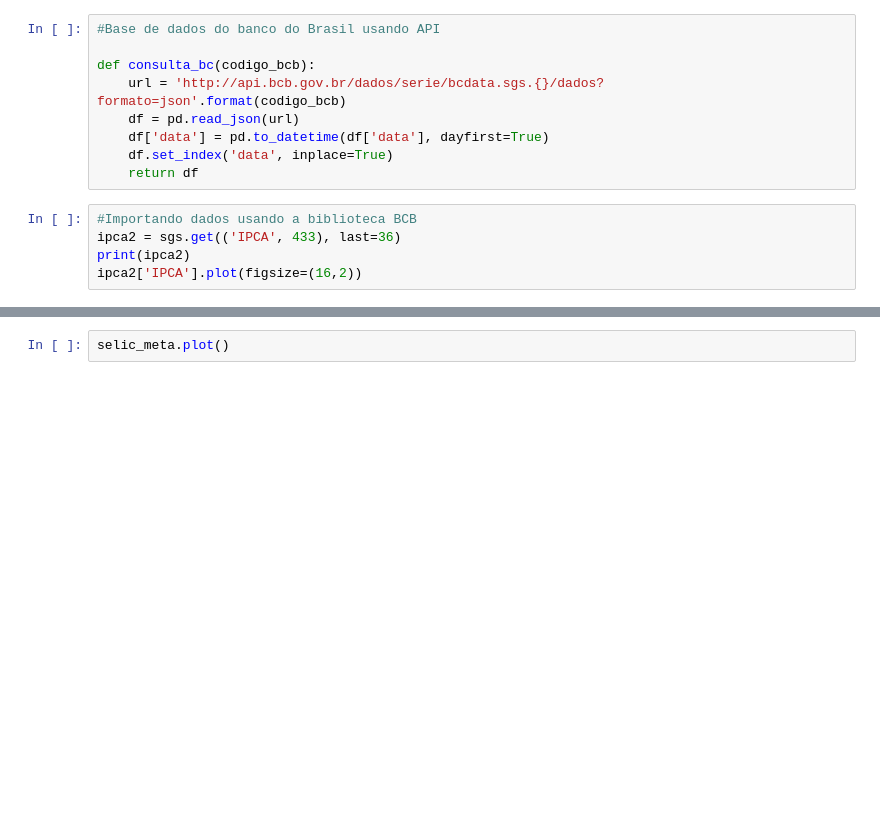
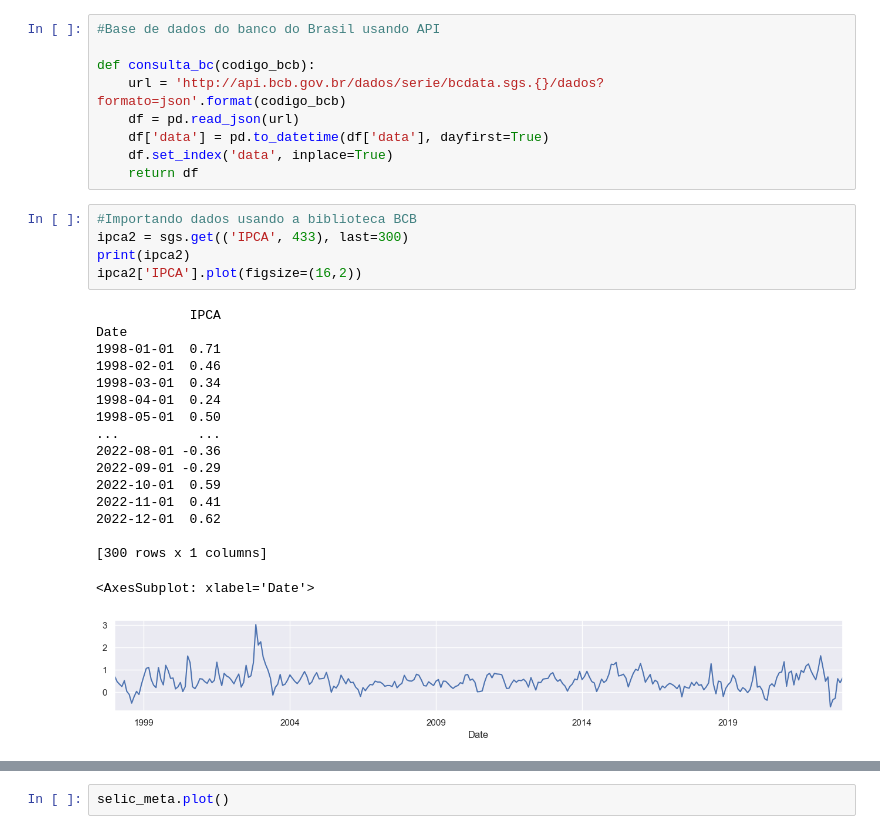
Before and after one commit to kioolz/Python, a Jupyter notebook: PyFi/Ibovespa/IBOVESPA.ipynb, the cells around one changed output, grey strips where cells are left out. Saved outputs shown, nothing was run; the diff lists cells and outputs as text; blank space fills up the shorter version.

```diff
--- a/PyFi/Ibovespa/IBOVESPA.ipynb
+++ b/PyFi/Ibovespa/IBOVESPA.ipynb
@@ -32,9 +32,27 @@ def consulta_bc(codigo_bcb):
     return df
 # %%
 #Importando dados usando a biblioteca BCB
-ipca2 = sgs.get(('IPCA', 433), last=36)
+ipca2 = sgs.get(('IPCA', 433), last=300)
 print(ipca2)
 ipca2['IPCA'].plot(figsize=(16,2))
+# %% [output]
+            IPCA
+Date
+1998-01-01  0.71
+1998-02-01  0.46
+1998-03-01  0.34
+1998-04-01  0.24
+1998-05-01  0.50
+...          ...
+2022-08-01 -0.36
+2022-09-01 -0.29
+2022-10-01  0.59
+2022-11-01  0.41
+2022-12-01  0.62
+
+[300 rows x 1 columns]
+<AxesSubplot: xlabel='Date'>
+[figure, added]
 # %%
 #Percorrendo a base de dados do Yahoo
 yf.pdr_override()
```
Also changed, not shown: parts of 29 cells of this notebook.
